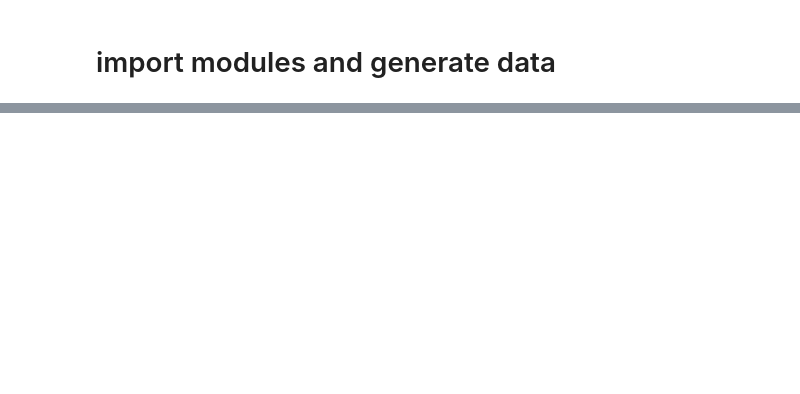
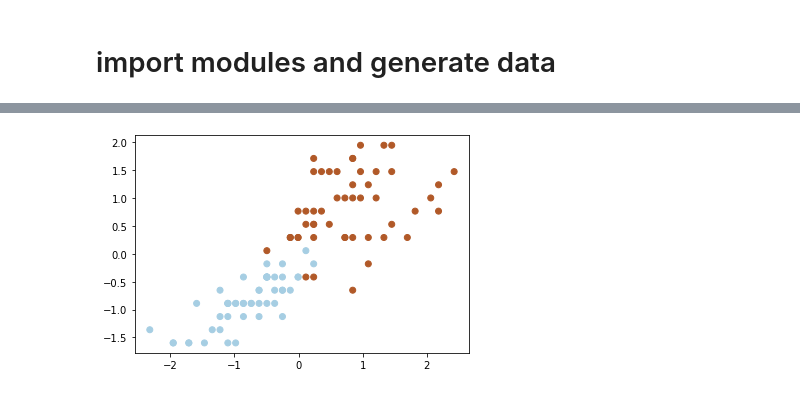
Before and after one commit to hsthe29/ML-Training, a Jupyter notebook: Classification/SVM/SoftMarginSVM.ipynb, the cells around one changed output, grey strips where cells are left out. Saved outputs shown, nothing was run; the diff lists cells and outputs as text; code cells hidden in the pictures; blank space fills up the shorter version.

```diff
--- a/Classification/SVM/SoftMarginSVM.ipynb
+++ b/Classification/SVM/SoftMarginSVM.ipynb
@@ -315,0 +323,31 @@ visualize(w_hinge, b_hinge, X, y, x_axis=[0, 7], y_axis=[-1, 5], dpi=150)
+# %%
+def load_data(cols):
+  iris = sns.load_dataset("iris")
+  iris = iris.tail(100)
+
+  le = preprocessing.LabelEncoder()
+  yt = le.fit_transform(iris["species"])
+
+  Xt = iris.drop(["species"], axis=1)
+
+  if len(cols) > 0:
+    Xt = Xt[cols]
+
+  return Xt.values, yt
+
+cols = ["petal_length", "petal_width"]
+X3, y3 = load_data(cols)
+
+y3[y3 == 0] = -1
+y3 = np.array([y3])
+y3 = y3.astype(float)
+
+# scale the data
+scaler = StandardScaler()
+X3 = scaler.fit_transform(X3)
+X3 = X3.T
+
+plt.scatter(X3[0], X3[1],c=y3, cmap=plt.cm.Paired)
+plt.show()
+# %% [output]
+[figure, added]
```
Also changed, not shown: parts of 13 cells of this notebook, 4 other files.
